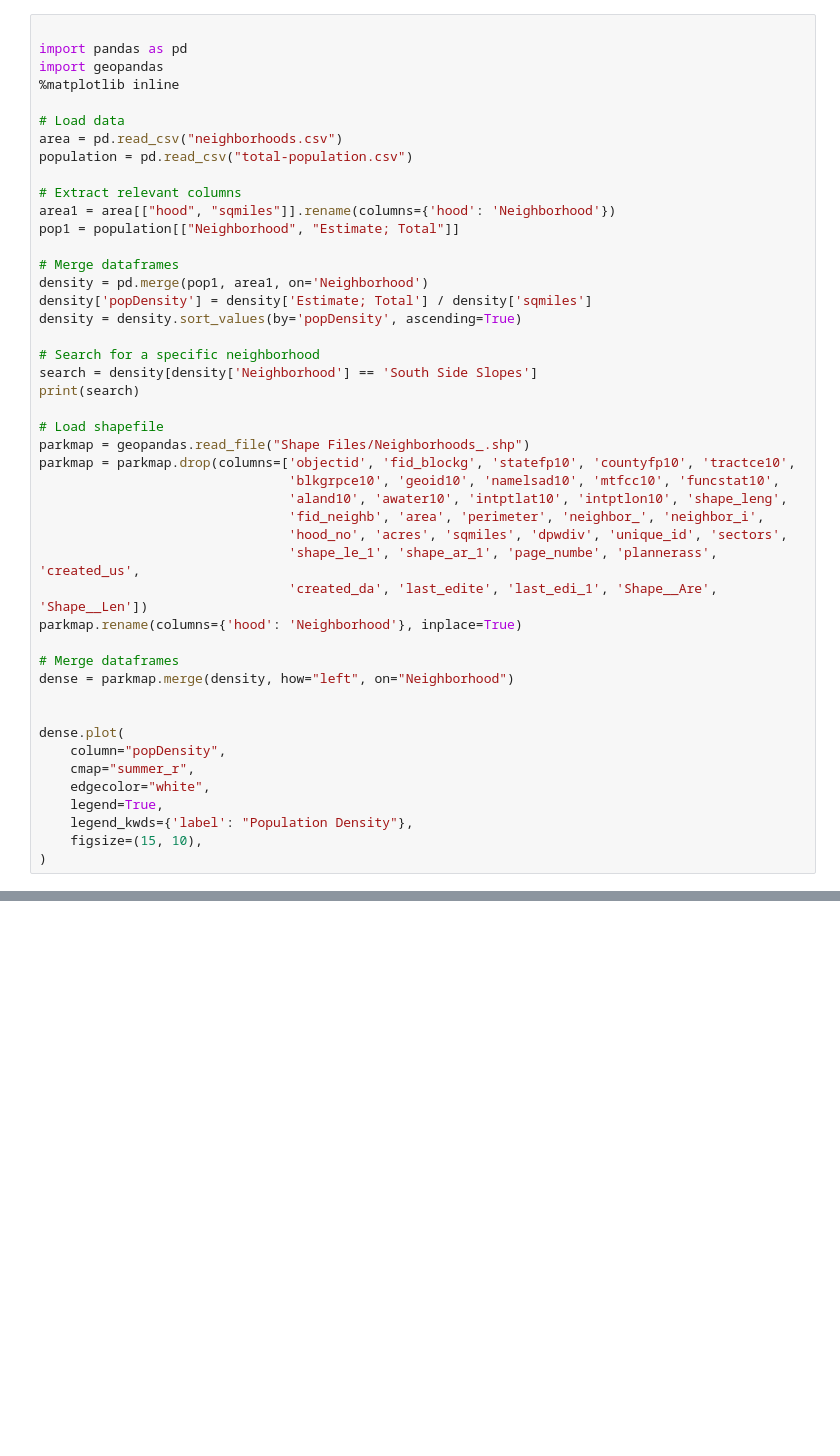
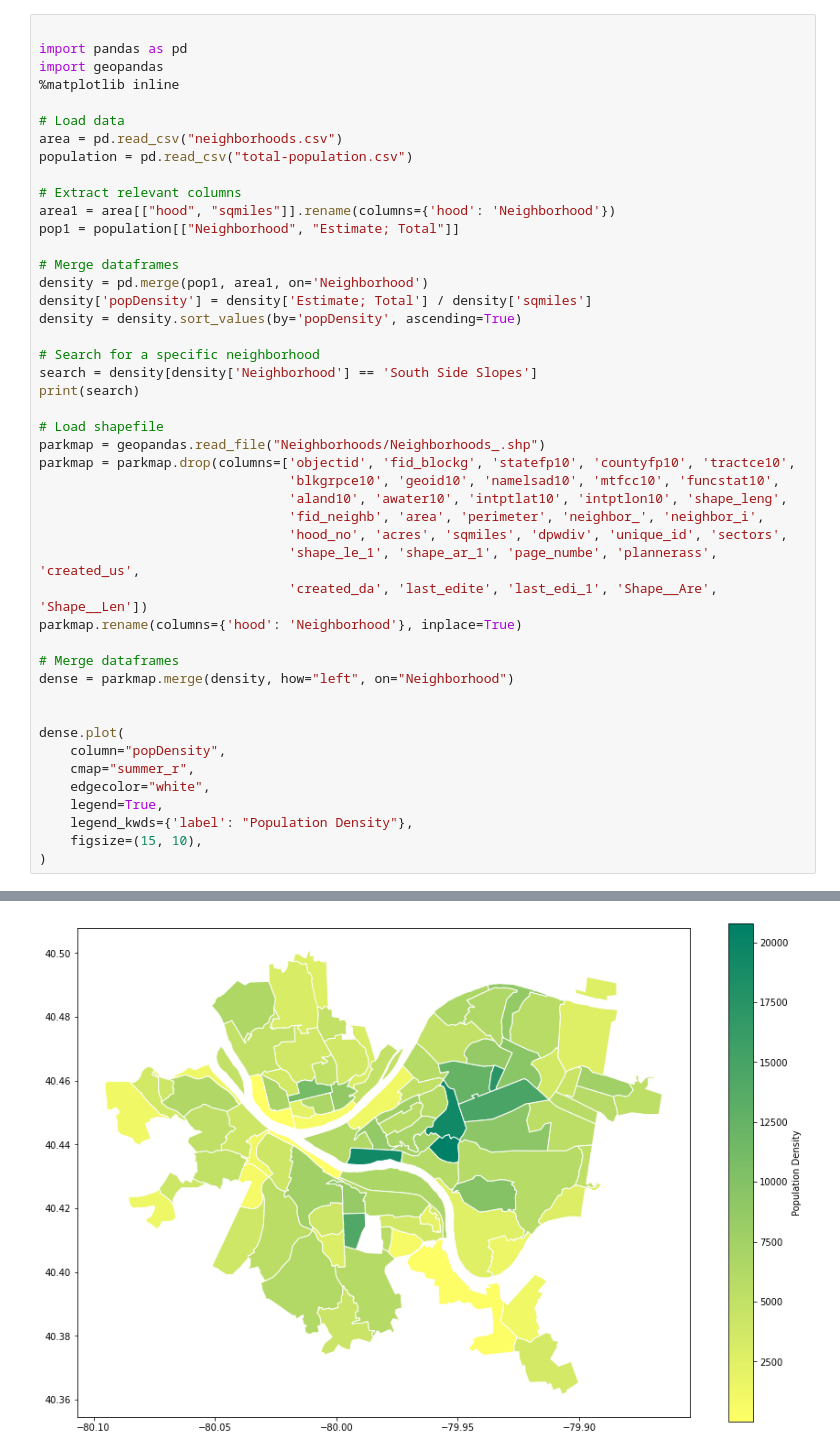
Before and after one commit to anikaGJ/toBeAPanther, a Jupyter notebook: popDensity.ipynb, the cells around one changed output, grey strips where cells are left out. Saved outputs shown, nothing was run; the diff lists cells and outputs as text; blank space fills up the shorter version.

```diff
--- a/popDensity.ipynb
+++ b/popDensity.ipynb
@@ -22,7 +22,7 @@ search = density[density['Neighborhood'] == 'South Side Slopes']
 print(search)
 
 # Load shapefile
-parkmap = geopandas.read_file("Shape Files/Neighborhoods_.shp")
+parkmap = geopandas.read_file("Neighborhoods/Neighborhoods_.shp")
 parkmap = parkmap.drop(columns=['objectid', 'fid_blockg', 'statefp10', 'countyfp10', 'tractce10',
                                 'blkgrpce10', 'geoid10', 'namelsad10', 'mtfcc10', 'funcstat10',
                                 'aland10', 'awater10', 'intptlat10', 'intptlon10', 'shape_leng',
@@ -48,0 +51 @@ FileNotFoundError: [Errno 2] No such file or directory: 'total-population.csv'
+[figure, added]
```
Also changed, not shown: parts of 1 cell of this notebook.
